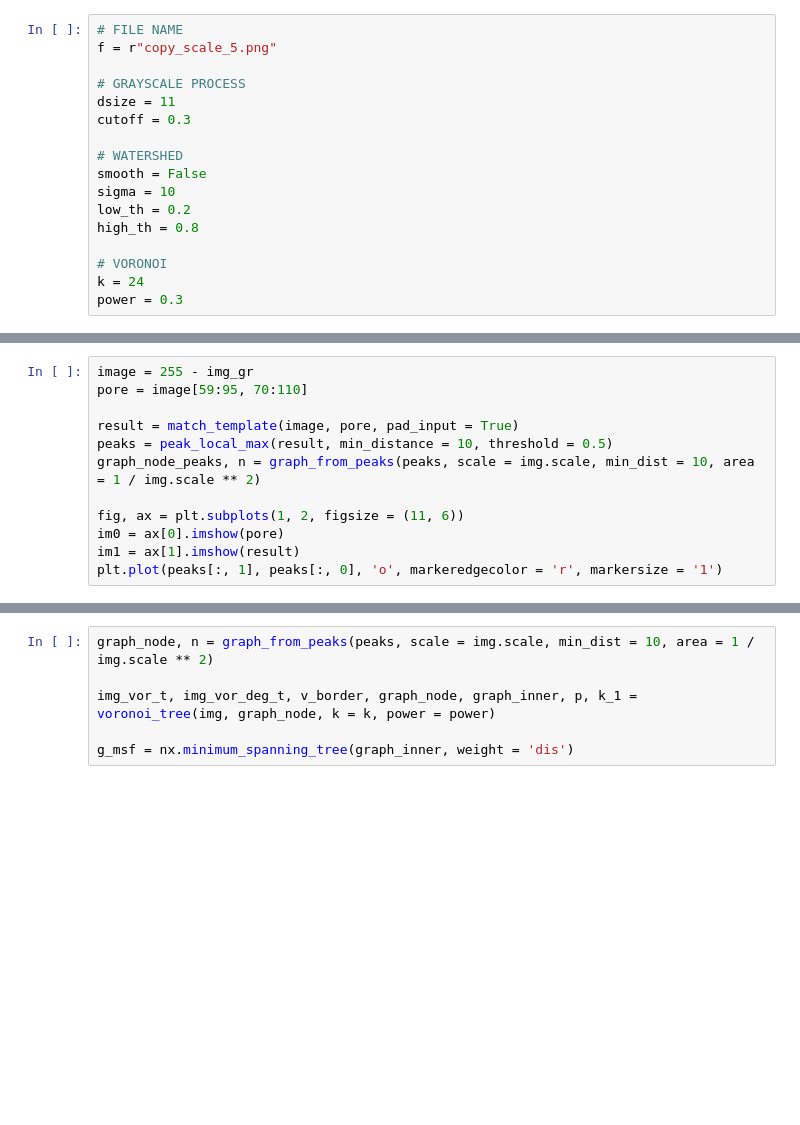
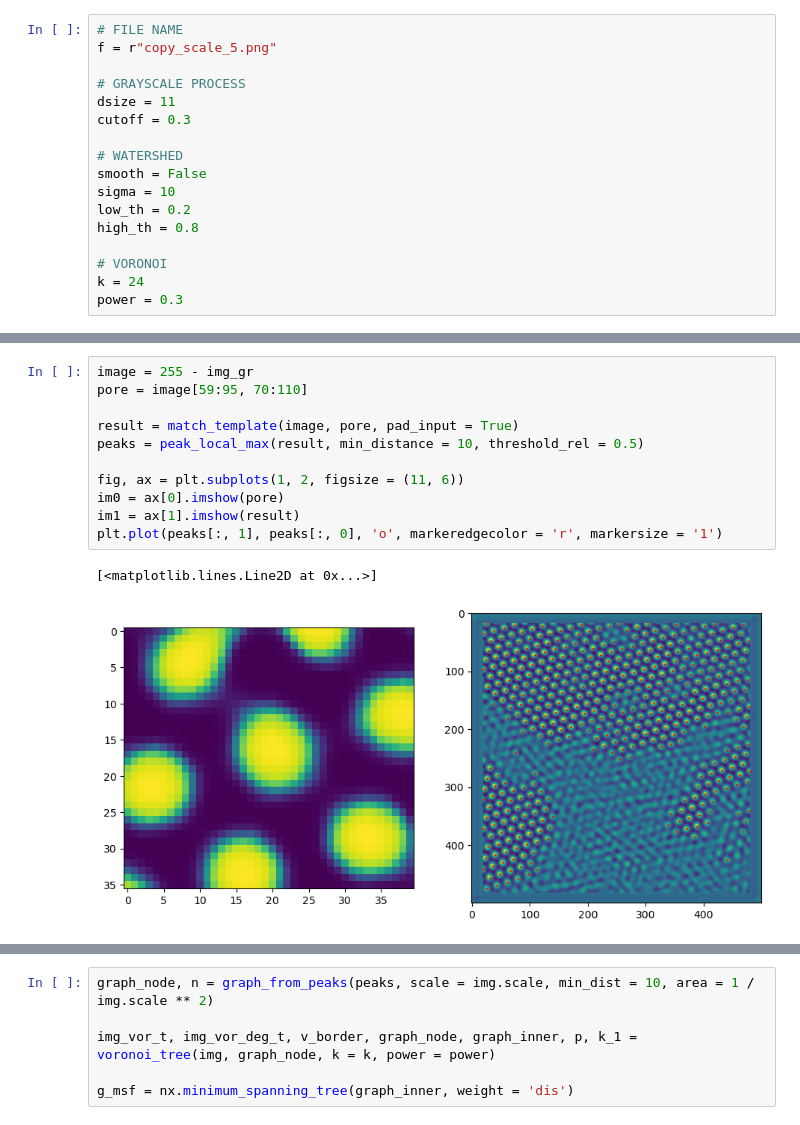
Before and after one commit to GallagherSurfaceLab/summer_26, a Jupyter notebook: template_matching_mst.ipynb, the cells around one changed output, grey strips where cells are left out. Saved outputs shown, nothing was run; the diff lists cells and outputs as text; blank space fills up the shorter version.

```diff
--- a/template_matching_mst.ipynb
+++ b/template_matching_mst.ipynb
@@ -77,15 +80,17 @@ ax[1].set_title('Inverted Gray Scale Image')
 # %%
 image = 255 - img_gr
 pore = image[59:95, 70:110]
 
 result = match_template(image, pore, pad_input = True)
-peaks = peak_local_max(result, min_distance = 10, threshold = 0.5)
-graph_node_peaks, n = graph_from_peaks(peaks, scale = img.scale, min_dist = 10, area = 1 / img.scale ** 2)
+peaks = peak_local_max(result, min_distance = 10, threshold_rel = 0.5)
 
 fig, ax = plt.subplots(1, 2, figsize = (11, 6))
 im0 = ax[0].imshow(pore)
 im1 = ax[1].imshow(result)
 plt.plot(peaks[:, 1], peaks[:, 0], 'o', markeredgecolor = 'r', markersize = '1')
+# %% [output]
+[<matplotlib.lines.Line2D at 0x...>]
+[figure, added]
 # %%
 if smooth == 3:
     smoothed = filters.gaussian(image, sigma)
```
Also changed, not shown: parts of 5 cells of this notebook.
